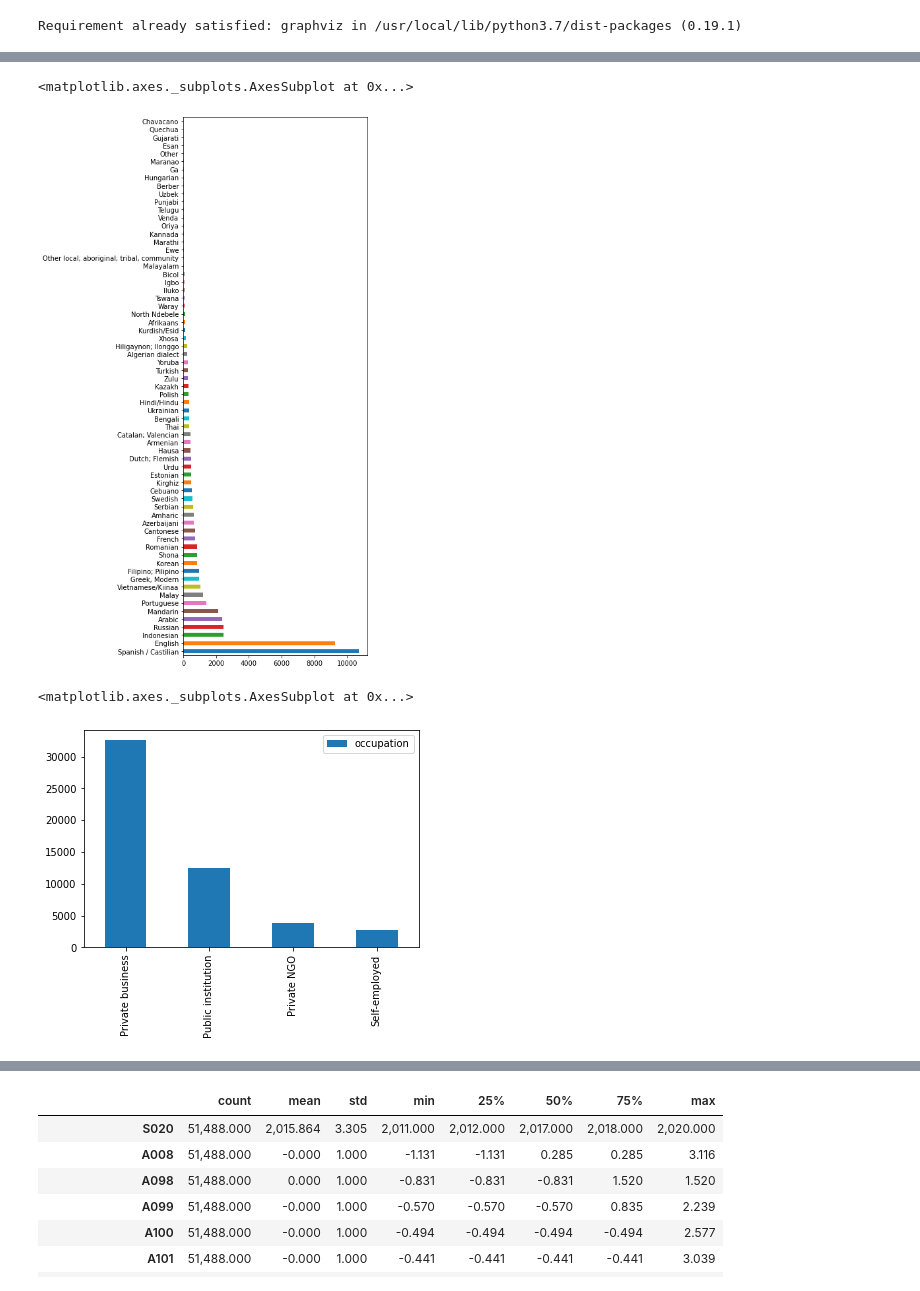
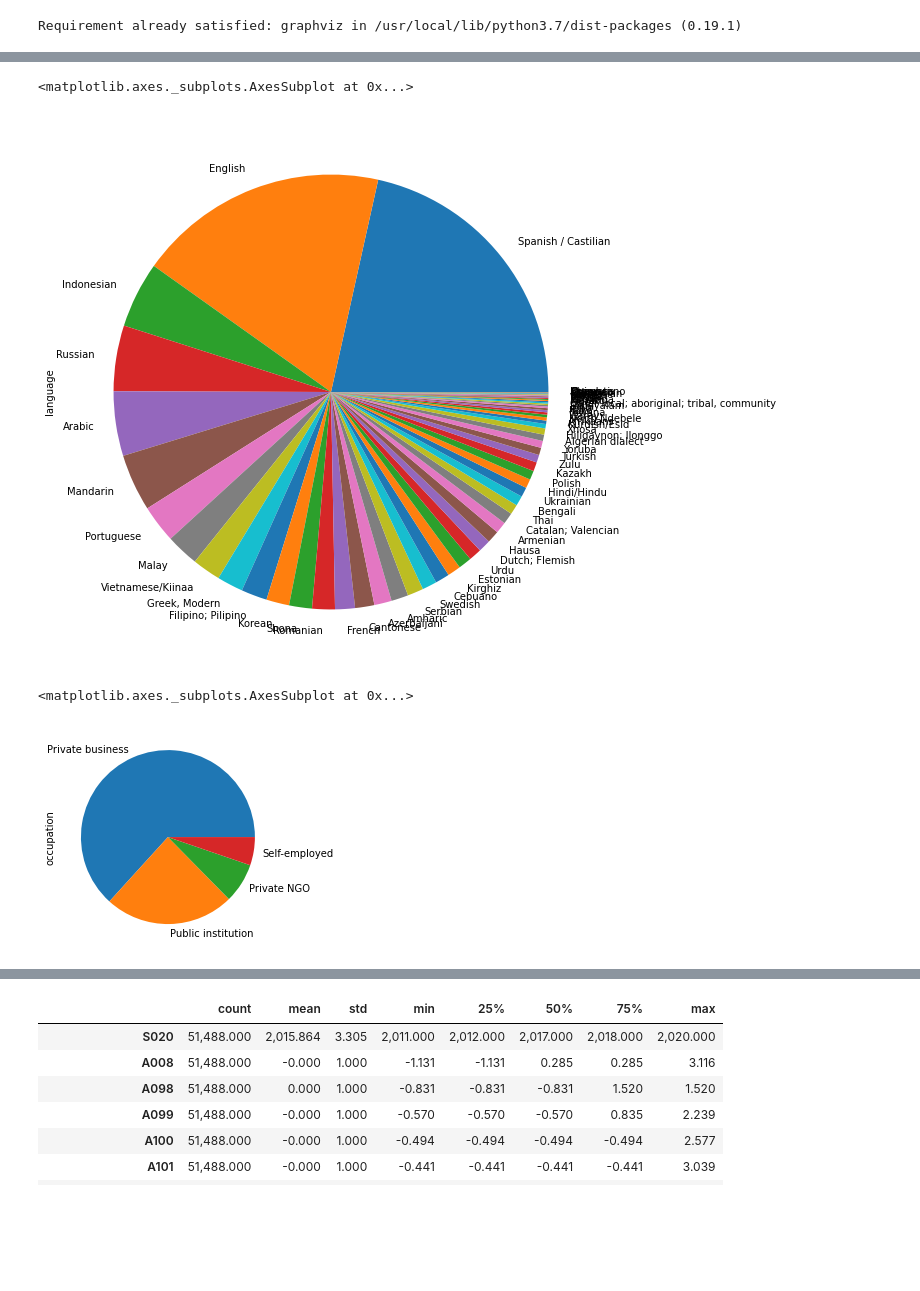
Before and after one commit to victorchenberkeley/ucb_w207_project_wvs, a Jupyter notebook: data/data_preprocessing.ipynb, the cells around one changed output, grey strips where cells are left out. Cells and saved outputs as stored; diff of their text form; code cells hidden in the pictures; blank space fills up the shorter version.

```diff
--- a/data/data_preprocessing.ipynb
+++ b/data/data_preprocessing.ipynb
@@ -20,6 +20,7 @@ Requirement already satisfied: graphviz in /usr/local/lib/python3.7/dist-package
 df = pd.read_csv('https://www.dropbox.com/s/9tb6a5vfyfny753/WVS_TimeSeries_1981_2020_stata_v2_0_shortlisted.csv?dl=1')
 
 df['Religion_over_science'] = df['F202']
+df = df.drop(['F202'], axis=1)
 # %%
 # Change invalid values (<=) to None, and remove columns with only invalid values.
 cols_drop = []
@@ -277,35 +278,35 @@ df.loc[df['S016B']==3860,'language'] ="Sindhi"
 df.loc[df['S016B']==3930,'language'] ="Soninke"
 df.loc[df['S016B']==3940,'language'] ="Sonrhai"
 df.loc[df['S016B']==3950,'language'] ="Sotho, Southern, Ssesotho"
 df.loc[df['S016B']==3990,'language'] ="Southern Sotho"
 df.loc[df['S016B']==4100,'language'] ="Swazi"
 df.loc[df['S016B']==4110,'language'] ="Swedish"
 df.loc[df['S016B']==4130,'language'] ="Tagalog"
 df.loc[df['S016B']==4150,'language'] ="Taiwanese/Minnanese"
 df.loc[df['S016B']==4190,'language'] ="Tamil"
 df.loc[df['S016B']==4220,'language'] ="Telugu"
 df.loc[df['S016B']==4230,'language'] ="Thai"
 df.loc[df['S016B']==4300,'language'] ="Tonga (Tonga Islands)"
 df.loc[df['S016B']==4330,'language'] ="Tsonga/Shangaan"
 df.loc[df['S016B']==4340,'language'] ="Tswana"
 df.loc[df['S016B']==4370,'language'] ="Turkish"
 df.loc[df['S016B']==4390,'language'] ="Twi (Akan)"
 df.loc[df['S016B']==4410,'language'] ="Ukrainian"
 df.loc[df['S016B']==4420,'language'] ="Urdu"
 df.loc[df['S016B']==4450,'language'] ="Uzbek"
 df.loc[df['S016B']==4460,'language'] ="Venda"
 df.loc[df['S016B']==4470,'language'] ="Vietnamese/Kiinaa"
 df.loc[df['S016B']==4520,'language'] ="Waray"
 df.loc[df['S016B']==4570,'language'] ="Xhosa"
 df.loc[df['S016B']==4620,'language'] ="Yoruba"
 df.loc[df['S016B']==4660,'language'] ="Zulu"
 df.loc[df['S016B']==9000,'language'] ="Other"
 df.loc[df['S016B']==9900,'language'] ="Other local; aboriginal; tribal, community"
 df = df.drop(['S016B', 'G016'], axis=1)
-df['language'].value_counts().plot(kind='barh', color=colors, figsize=(5,15))
+df['language'].value_counts().plot(kind='pie', figsize=(10,10))
 # %% [output]
 <matplotlib.axes._subplots.AxesSubplot at 0x...>
-[figure, old version]
+[figure, new version]
 # %%
 # Change X052 (Occupation code) to occupation, and drop X052
 
@@ -315,7 +316,7 @@ df.loc[df['X052']==2,'occupation'] ="Private business"
 df.loc[df['X052']==3,'occupation'] ="Private NGO"
 df.loc[df['X052']==4,'occupation'] ="Self-employed"
 df = df.drop(['X052'], axis=1)
-pd.DataFrame(df['occupation'].value_counts()).plot(kind='bar', color=colors)
+df['occupation'].value_counts().plot(kind='pie')
 # %% [output]
 <matplotlib.axes._subplots.AxesSubplot at 0x...>
-[figure, old version]
+[figure, new version]
```
Also changed, not shown: parts of 6 cells of this notebook, 1 other file.
